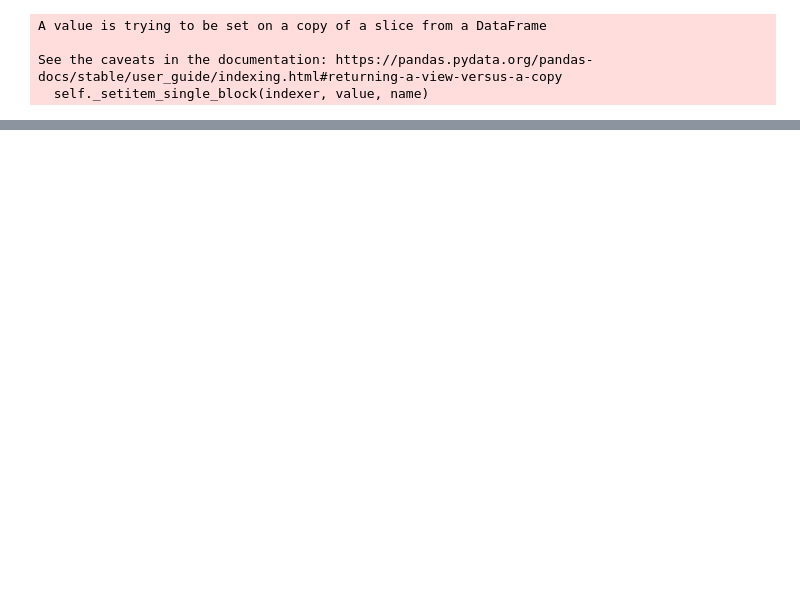
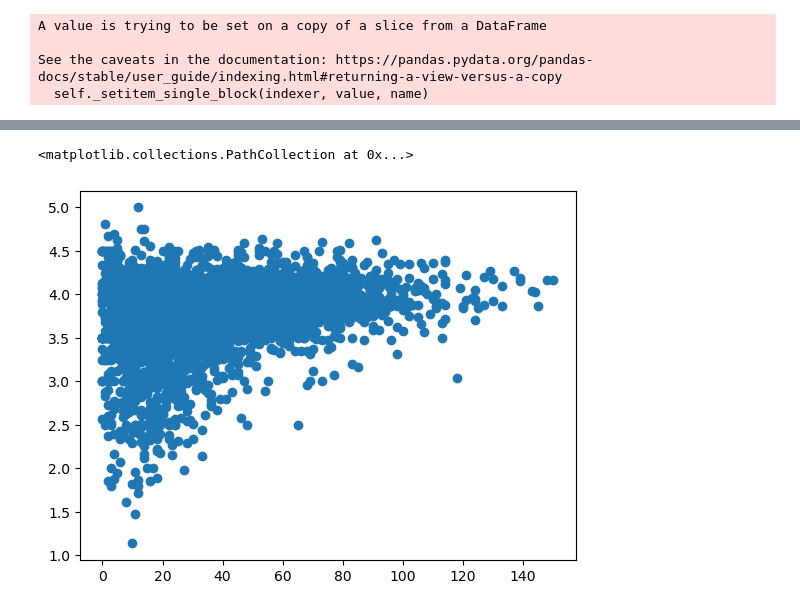
Before and after one commit to sberberian/Beer-Characteristics-Profiling, a Jupyter notebook: Machine_leaning_Beer.ipynb, the cells around one changed output, grey strips where cells are left out. Drawn from its saved outputs; the diff is of its cells as text; code cells hidden in the pictures; blank space fills up the shorter version.

```diff
--- a/Machine_leaning_Beer.ipynb
+++ b/Machine_leaning_Beer.ipynb
@@ -132,0 +135,6 @@ Testing Score: 0.73
+# %%
+# Correlation for Bitter and rating
+plt.scatter(df['Bitter'], df['review_overall'])
+# %% [output]
+<matplotlib.collections.PathCollection at 0x...>
+[figure, added]
```
Also changed, not shown: parts of 25 cells of this notebook.
